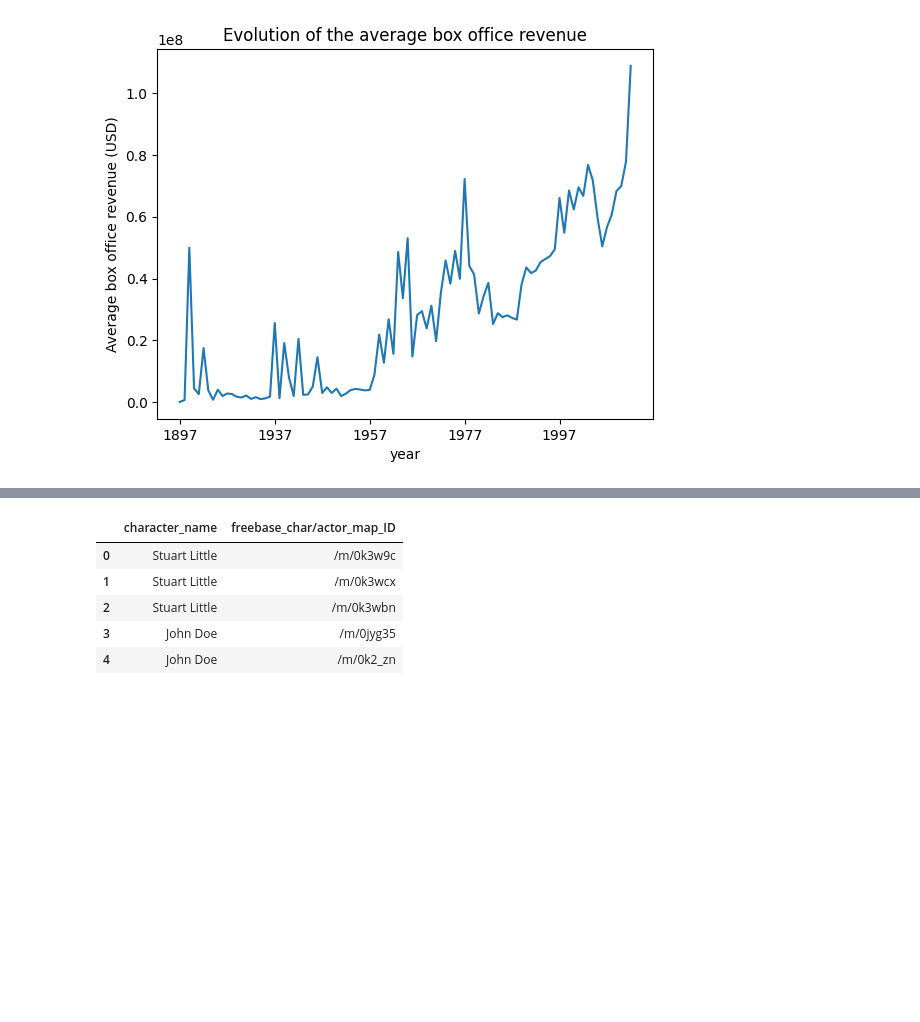
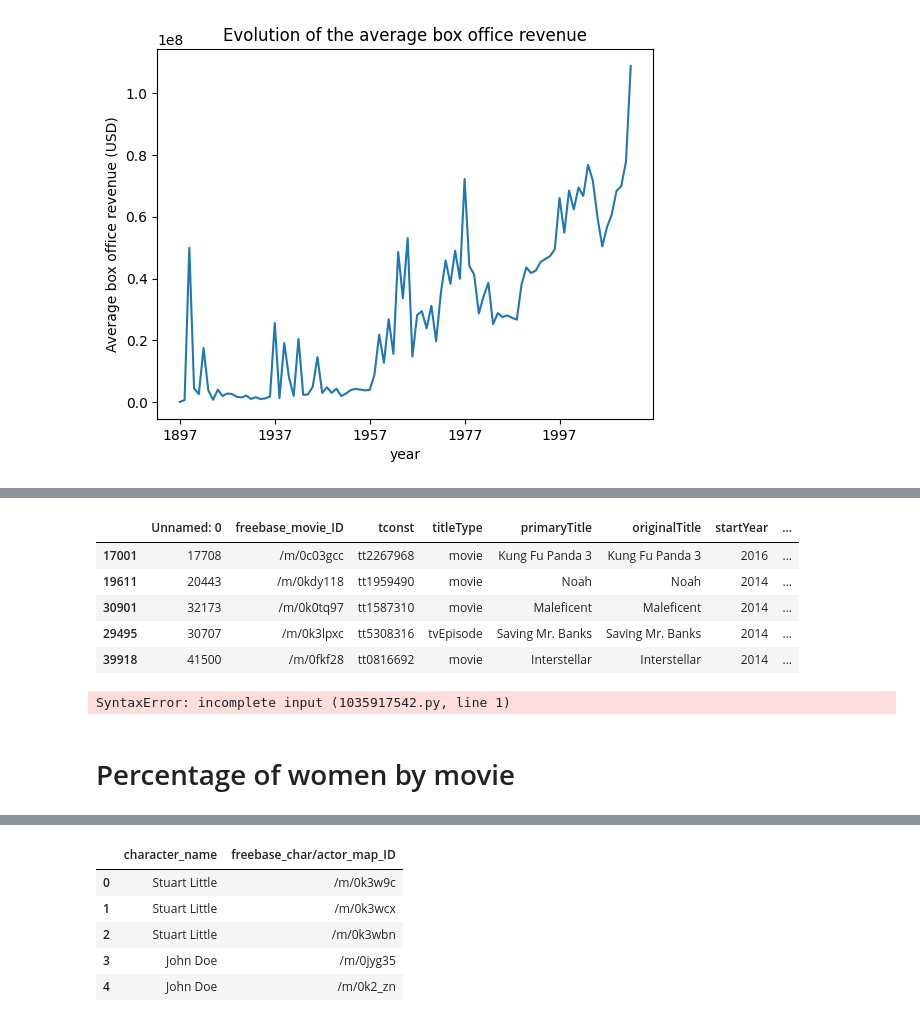
Before and after one commit to epfl-ada/ada-2022-project-armada, a Jupyter notebook: Madeleine.ipynb, the cells around one changed output, grey strips where cells are left out. Drawn from its saved outputs; the diff is of its cells as text; code cells hidden in the pictures; blank space fills up the shorter version.

```diff
--- a/Madeleine.ipynb
+++ b/Madeleine.ipynb
@@ -135,3 +187,21 @@ Text(0.5, 1.0, 'Evolution of the average box office revenue')
+# %%
+#merge imdb et movie metadata
+
+imdb.sort_values(by = 'startYear', ascending = False).head()
+# %% [output]
+|  | Unnamed: 0 | freebase_movie_ID | tconst | titleType | primaryTitle | originalTitle | startYear | ... |
+| 17001 | 17708 | /m/0c03gcc | tt2267968 | movie | Kung Fu Panda 3 | Kung Fu Panda 3 | 2016 | ... |
+| 19611 | 20443 | /m/0kdy118 | tt1959490 | movie | Noah | Noah | 2014 | ... |
+| 30901 | 32173 | /m/0k0tq97 | tt1587310 | movie | Maleficent | Maleficent | 2014 | ... |
+| 29495 | 30707 | /m/0k3lpxc | tt5308316 | tvEpisode | Saving Mr. Banks | Saving Mr. Banks | 2014 | ... |
+| 39918 | 41500 | /m/0fkf28 | tt0816692 | movie | Interstellar | Interstellar | 2014 | ... |
+# %%
+
+imdb.merge(df2, left_on='lkey', right_on='rkey'
+# %% [output]
+SyntaxError: incomplete input (1035917542.py, line 1)
+# %% [markdown]
+# Percentage of women by movie
 # %%
 char=pd.read_csv('Data/MovieSummaries/character.metadata.tsv',sep='\t',header=None)
 char.columns=['wiki_movie_ID','freebase_movie_ID','movie_release_date','character_name','actor_DOB','actor_gender','actor_height','actor_ethnicity','actor_name','actor_age_movie','freebase_char/actor_map_ID','freebase_char_ID','freebase_actor_ID']
```
Also changed, not shown: parts of 20 cells of this notebook.
